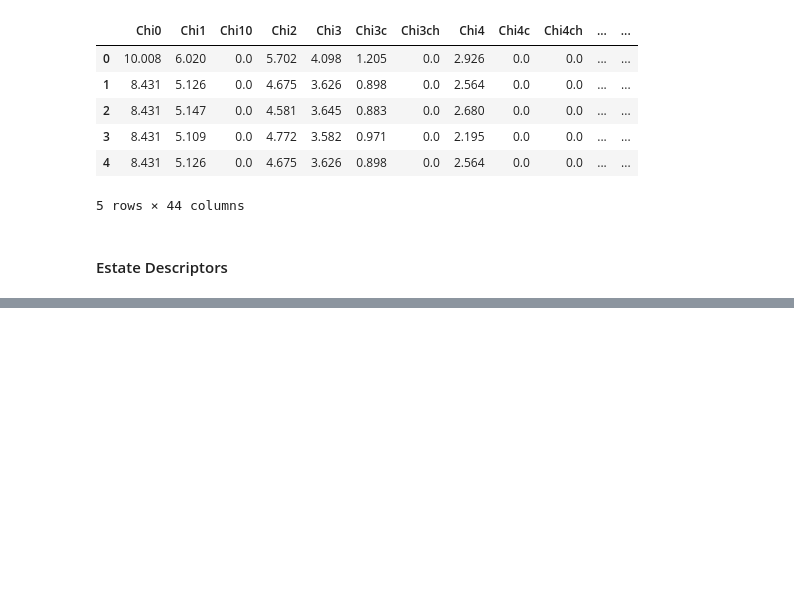
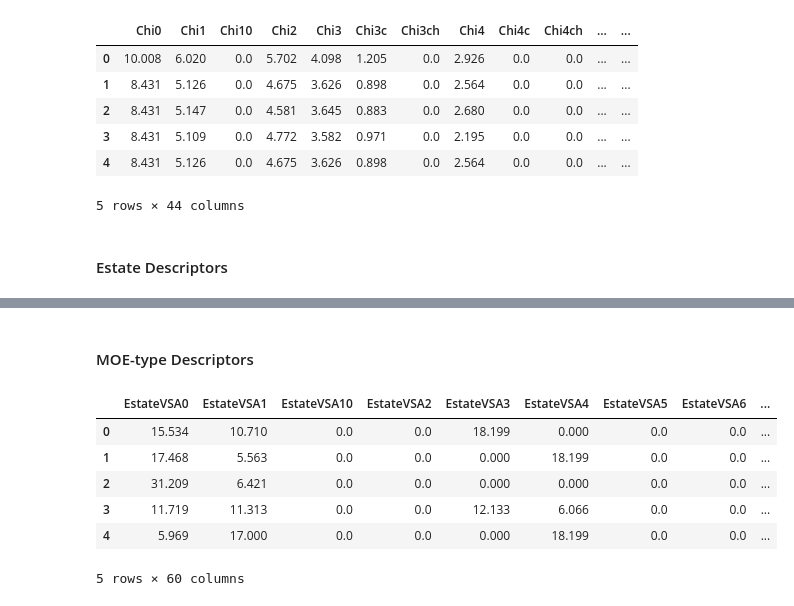
Before and after one commit to BeckResearchLab/PyMolSAR, a Jupyter notebook: examples/usp inhibition/Descriptors Calculation.ipynb, the cells around one changed output, grey strips where cells are left out. Drawn from its saved outputs; the diff is of its cells as text; code cells hidden in the pictures; blank space fills up the shorter version.

```diff
--- a/examples/usp inhibition/Descriptors Calculation.ipynb
+++ b/examples/usp inhibition/Descriptors Calculation.ipynb
@@ -119,0 +165,15 @@ ModuleNotFoundError: No module named 'AtomTypes'
+# %% [markdown]
+#### MOE-type Descriptors
+# %%
+from smdt import moe
+moe_descriptors = moe.GetMOE(df_x.head())
+moe_descriptors.to_csv('MOE_Descriptors',encoding='utf-8')
+moe_descriptors.head()
+# %% [output]
+|  | EstateVSA0 | EstateVSA1 | EstateVSA10 | EstateVSA2 | EstateVSA3 | EstateVSA4 | EstateVSA5 | EstateVSA6 | ... |
+| 0 | 15.534 | 10.710 | 0.0 | 0.0 | 18.199 | 0.000 | 0.0 | 0.0 | ... |
+| 1 | 17.468 | 5.563 | 0.0 | 0.0 | 0.000 | 18.199 | 0.0 | 0.0 | ... |
+| 2 | 31.209 | 6.421 | 0.0 | 0.0 | 0.000 | 0.000 | 0.0 | 0.0 | ... |
+| 3 | 11.719 | 11.313 | 0.0 | 0.0 | 12.133 | 6.066 | 0.0 | 0.0 | ... |
+| 4 | 5.969 | 17.000 | 0.0 | 0.0 | 0.000 | 18.199 | 0.0 | 0.0 | ... |
+5 rows × 60 columns
```
Also changed, not shown: parts of 20 cells of this notebook, 32 other files.
